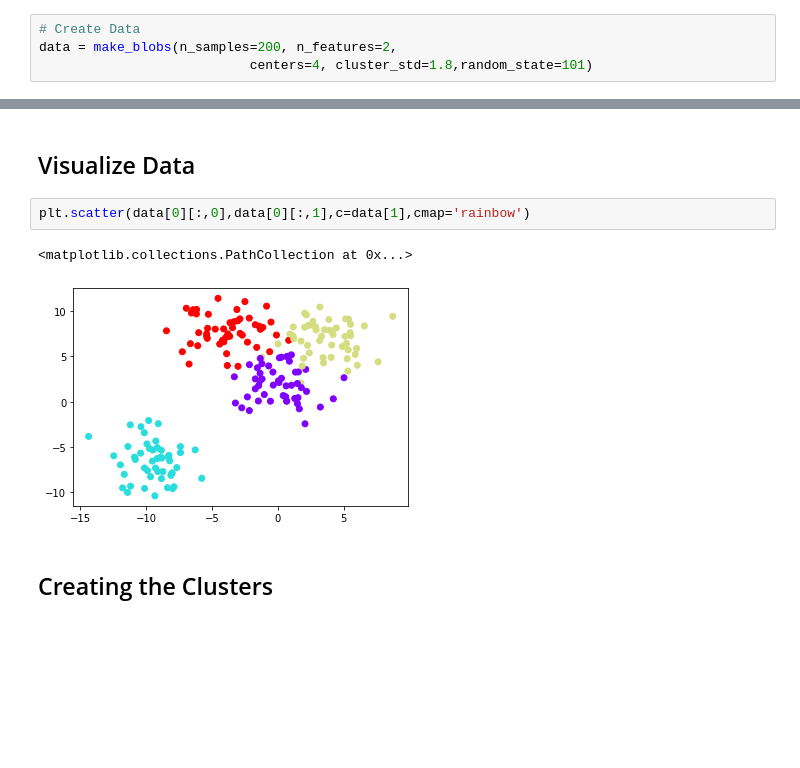
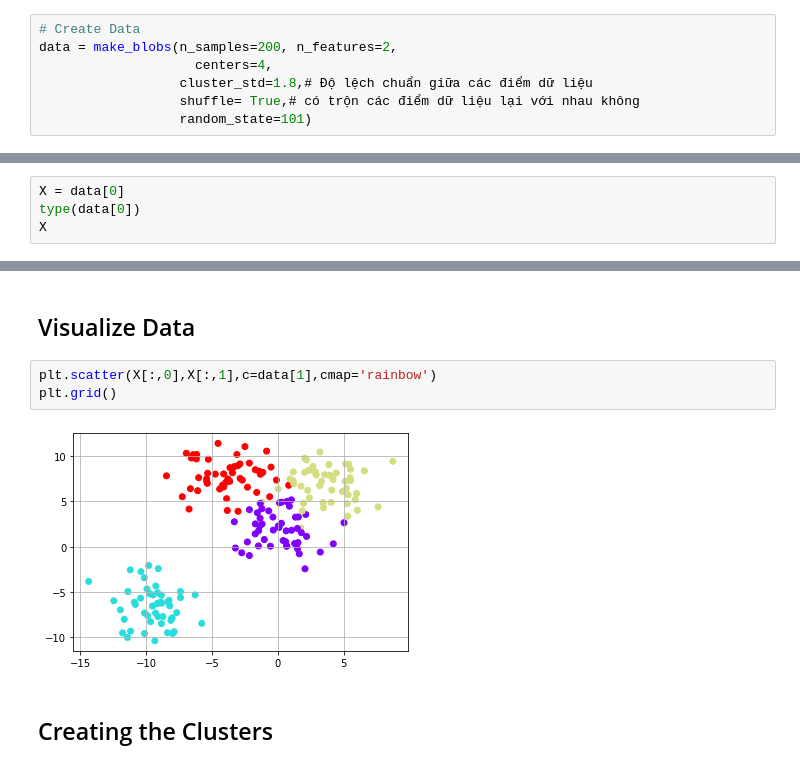
Before and after one commit to NguyenTheBinh1205/Machine_Learning, a Jupyter notebook: K-means/01-K Means Clustering with Python.ipynb, the cells around one changed output, grey strips where cells are left out. Saved outputs shown, nothing was run; the diff lists cells and outputs as text; blank space fills up the shorter version.

```diff
--- a/K-means/01-K Means Clustering with Python.ipynb
+++ b/K-means/01-K Means Clustering with Python.ipynb
@@ -24,4 +24,7 @@ from sklearn.datasets import make_blobs
 # %%
 # Create Data
 data = make_blobs(n_samples=200, n_features=2,
-                           centers=4, cluster_std=1.8,random_state=101)
+                    centers=4,
+                  cluster_std=1.8,# Độ lệch chuẩn giữa các điểm dữ liệu
+                  shuffle= True,# có trộn các điểm dữ liệu lại với nhau không
+                  random_state=101)
@@ -31,0 +51,4 @@ tuple
+# %%
+X = data[0]
+type(data[0])
+X
@@ -50,10 +96,10 @@ array([3, 2, 0, 2, 2, 1, 2, 0, 2, 0, 3, 0, 2, 2, 3, 0, 2, 0, 1, 3, 1, 0,
 # %% [markdown]
 ## Visualize Data
 # %%
-plt.scatter(data[0][:,0],data[0][:,1],c=data[1],cmap='rainbow')
+plt.scatter(X[:,0],X[:,1],c=data[1],cmap='rainbow')
+plt.grid()
 # %% [output]
-<matplotlib.collections.PathCollection at 0x...>
-[figure, old version]
+[figure, new version]
 # %% [markdown]
 ## Creating the Clusters
 # %%
```
Also changed, not shown: parts of 17 cells of this notebook, 22 other files.
